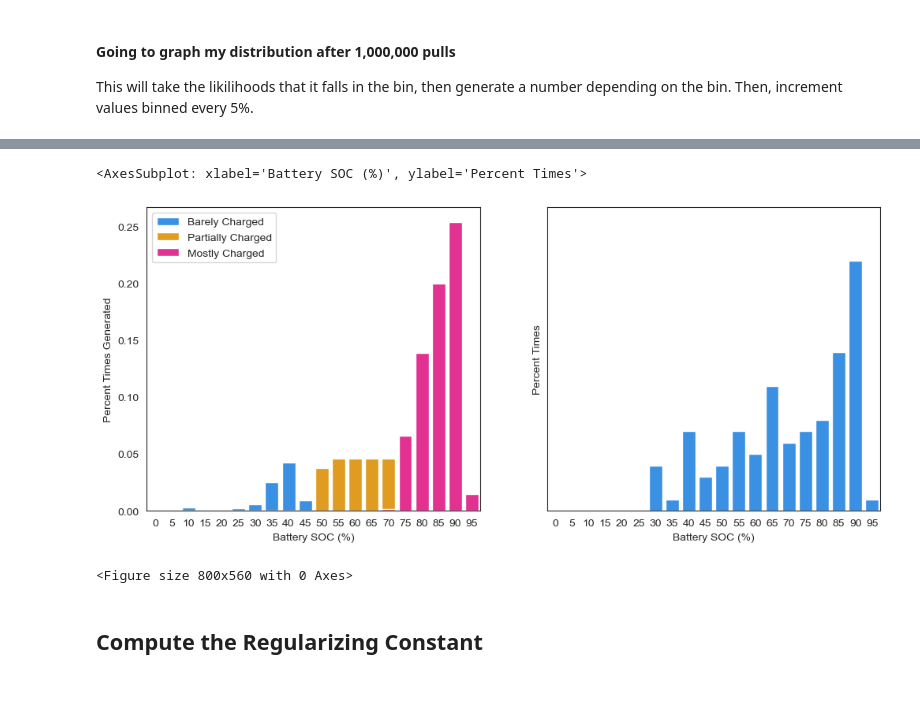
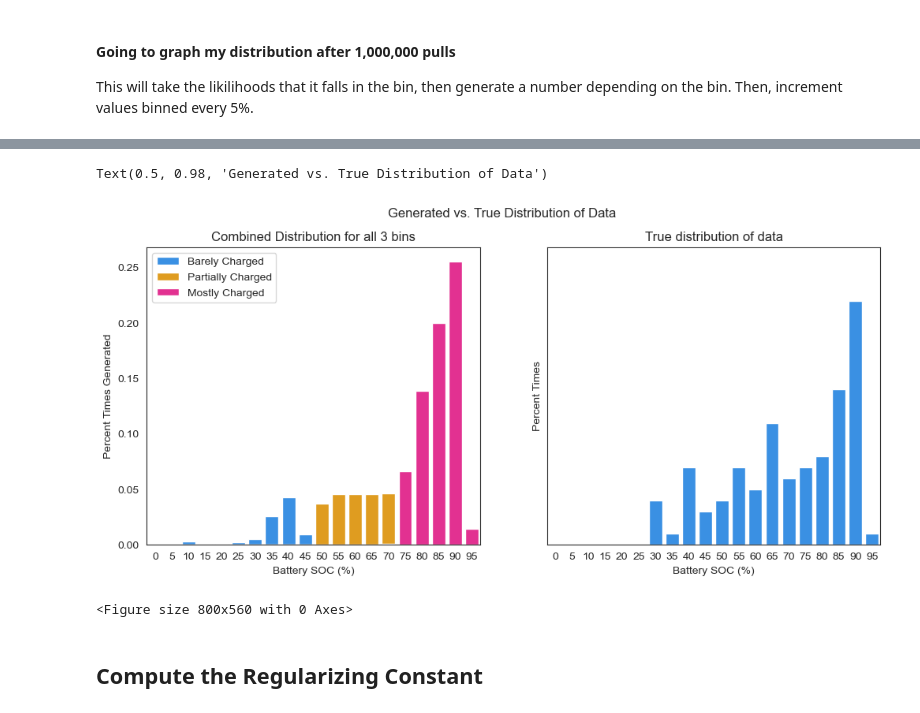
Before and after one commit to DIRECTLab/Predictive-EMS, a Jupyter notebook: BayesianUpdater/bayesian_updater_soc.ipynb, the cells around one changed output, grey strips where cells are left out. Cells and saved outputs as stored; diff of their text form; code cells hidden in the pictures.

```diff
--- a/BayesianUpdater/bayesian_updater_soc.ipynb
+++ b/BayesianUpdater/bayesian_updater_soc.ipynb
@@ -303,35 +303,38 @@ kwargs = dict(hist_kws={'alpha':.6}, kde_kws={'linewidth':2})
 sns.barplot(data=x1, x="Battery SOC (%)", y="Percent Times Generated", ax=ax[0], color="dodgerblue", label="Barely Charged")
 sns.barplot(data=x2, x="Battery SOC (%)", y="Percent Times Generated", ax=ax[0], color="orange", label="Partially Charged")
 sns.barplot(data=x3, x="Battery SOC (%)", y="Percent Times Generated", ax=ax[0], color="deeppink", label="Mostly Charged")
 
 ax[0].legend()
+ax[0].set_title("Combined Distribution for all 3 bins")
 
 # sns.barplot(data=)
 # sns.distplot(x1["bin"], color="dodgerblue", label="Barely Charged", **kwargs)
 # sns.distplot(x2["bin"], color="orange", label="Partially Charged", **kwargs)
 # sns.distplot(x3["bin"], color="deeppink", label="Mostly Charged", **kwargs)
 # plt.xlim(0, 20)
 # plt.ylim(0, 0.5)
 
 
 new_values = np.zeros(20)
 labels = [5 * i for i in range(20)]
 
 for charge in percentage_charged:
     if charge < 0.95:
         charge = int(round(charge, 2) * 100)
         index = charge // 5
         new_values[index] += 1
 
 
 df_true = pd.DataFrame()
 df_true["Percent Times"] = np.array(new_values) / 100
 df_true["Battery SOC (%)"] = np.arange(20) * 5
 
 sns.barplot(data=df_true, x="Battery SOC (%)", y="Percent Times", ax=ax[1], color="dodgerblue", label="Barely Charged")
+ax[1].set_title("True distribution of data")
+fig.suptitle("Generated vs. True Distribution of Data")
 # %% [output]
-<AxesSubplot: xlabel='Battery SOC (%)', ylabel='Percent Times'>
+Text(0.5, 0.98, 'Generated vs. True Distribution of Data')
-[figure, old version]
+[figure, new version]
 <Figure size 800x560 with 0 Axes>
 # %%
 
```
Also changed, not shown: parts of 7 cells of this notebook, 5 other files.
